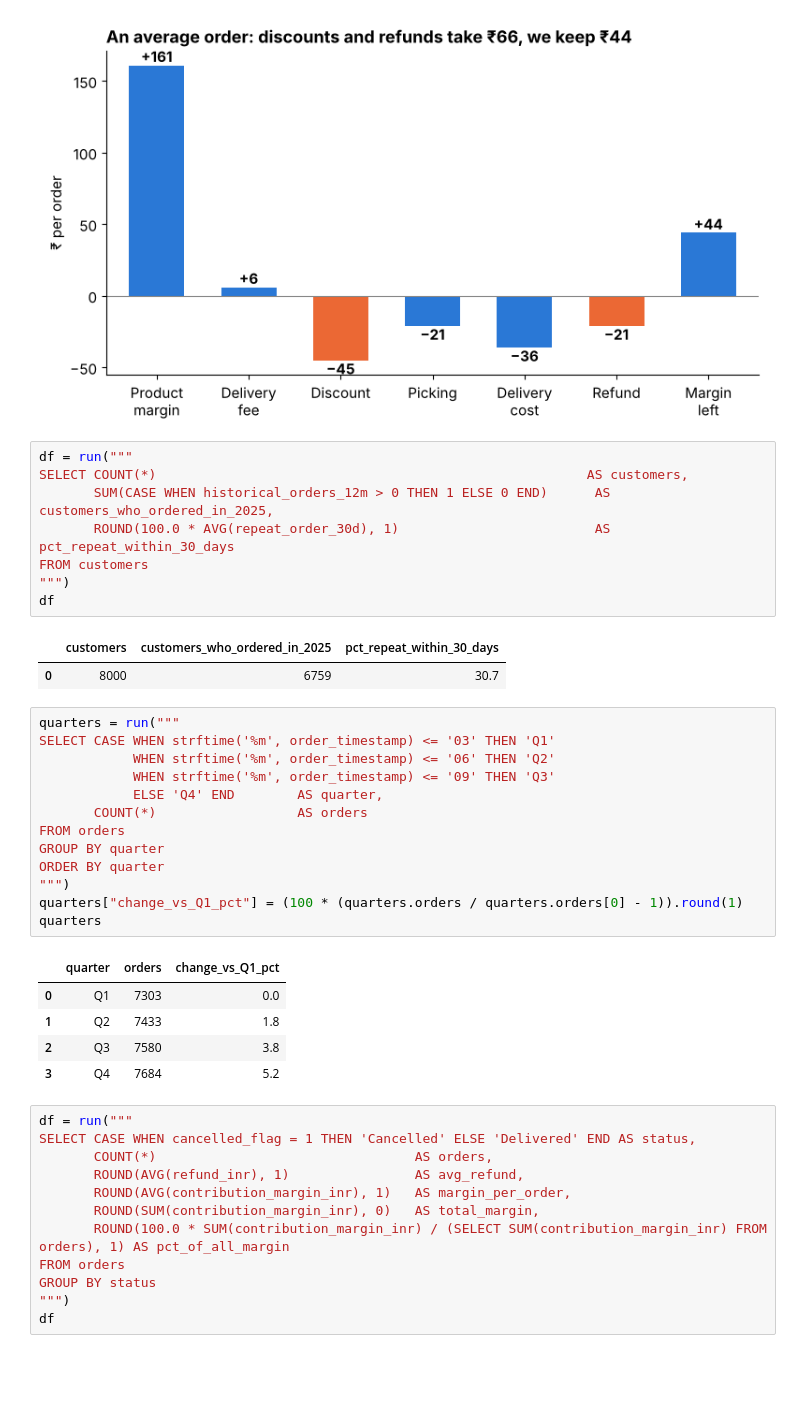
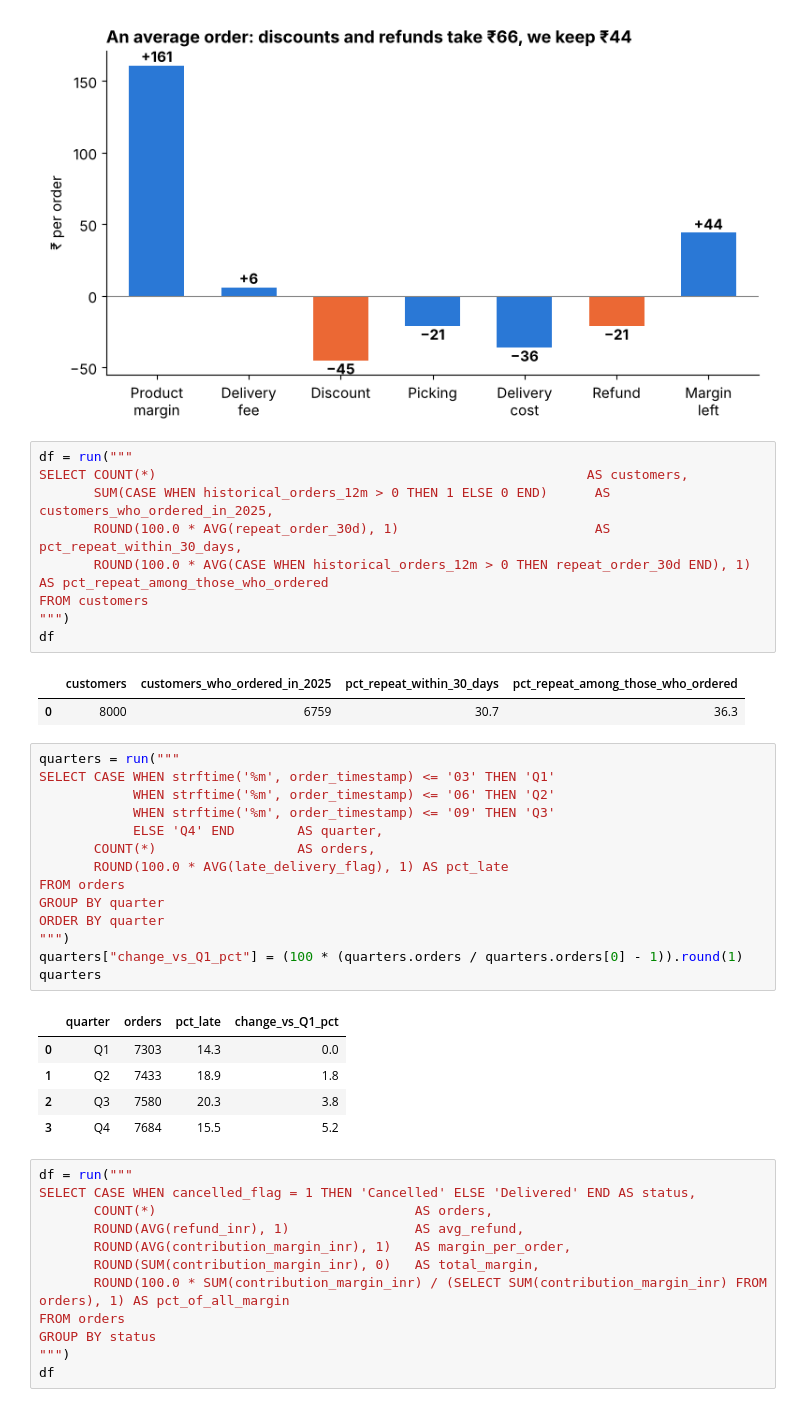
Before and after one commit to Aritra-20/swiftbasket-profitable-growth, a Jupyter notebook: notebooks/swiftbasket_analysis.ipynb, the cells around one changed output. Drawn from its saved outputs; the diff is of its cells as text; blank space fills up the shorter version.

```diff
--- a/notebooks/swiftbasket_analysis.ipynb
+++ b/notebooks/swiftbasket_analysis.ipynb
@@ -237,32 +237,34 @@ bar_chart(steps, "item", "inr", "An average order: discounts and refunds take
 df = run("""
 SELECT COUNT(*)                                                       AS customers,
        SUM(CASE WHEN historical_orders_12m > 0 THEN 1 ELSE 0 END)      AS customers_who_ordered_in_2025,
-       ROUND(100.0 * AVG(repeat_order_30d), 1)                         AS pct_repeat_within_30_days
+       ROUND(100.0 * AVG(repeat_order_30d), 1)                         AS pct_repeat_within_30_days,
+       ROUND(100.0 * AVG(CASE WHEN historical_orders_12m > 0 THEN repeat_order_30d END), 1) AS pct_repeat_among_those_who_ordered
 FROM customers
 """)
 df
 # %% [output]
-|  | customers | customers_who_ordered_in_2025 | pct_repeat_within_30_days |
-| 0 | 8000 | 6759 | 30.7 |
+|  | customers | customers_who_ordered_in_2025 | pct_repeat_within_30_days | pct_repeat_among_those_who_ordered |
+| 0 | 8000 | 6759 | 30.7 | 36.3 |
 # %%
 quarters = run("""
 SELECT CASE WHEN strftime('%m', order_timestamp) <= '03' THEN 'Q1'
             WHEN strftime('%m', order_timestamp) <= '06' THEN 'Q2'
             WHEN strftime('%m', order_timestamp) <= '09' THEN 'Q3'
             ELSE 'Q4' END        AS quarter,
-       COUNT(*)                  AS orders
+       COUNT(*)                  AS orders,
+       ROUND(100.0 * AVG(late_delivery_flag), 1) AS pct_late
 FROM orders
 GROUP BY quarter
 ORDER BY quarter
 """)
 quarters["change_vs_Q1_pct"] = (100 * (quarters.orders / quarters.orders[0] - 1)).round(1)
 quarters
 # %% [output]
-|  | quarter | orders | change_vs_Q1_pct |
-| 0 | Q1 | 7303 | 0.0 |
-| 1 | Q2 | 7433 | 1.8 |
-| 2 | Q3 | 7580 | 3.8 |
-| 3 | Q4 | 7684 | 5.2 |
+|  | quarter | orders | pct_late | change_vs_Q1_pct |
+| 0 | Q1 | 7303 | 14.3 | 0.0 |
+| 1 | Q2 | 7433 | 18.9 | 1.8 |
+| 2 | Q3 | 7580 | 20.3 | 3.8 |
+| 3 | Q4 | 7684 | 15.5 | 5.2 |
 # %%
 df = run("""
 SELECT CASE WHEN cancelled_flag = 1 THEN 'Cancelled' ELSE 'Delivered' END AS status,
```
Also changed, not shown: parts of 55 cells of this notebook, 6 other files.
